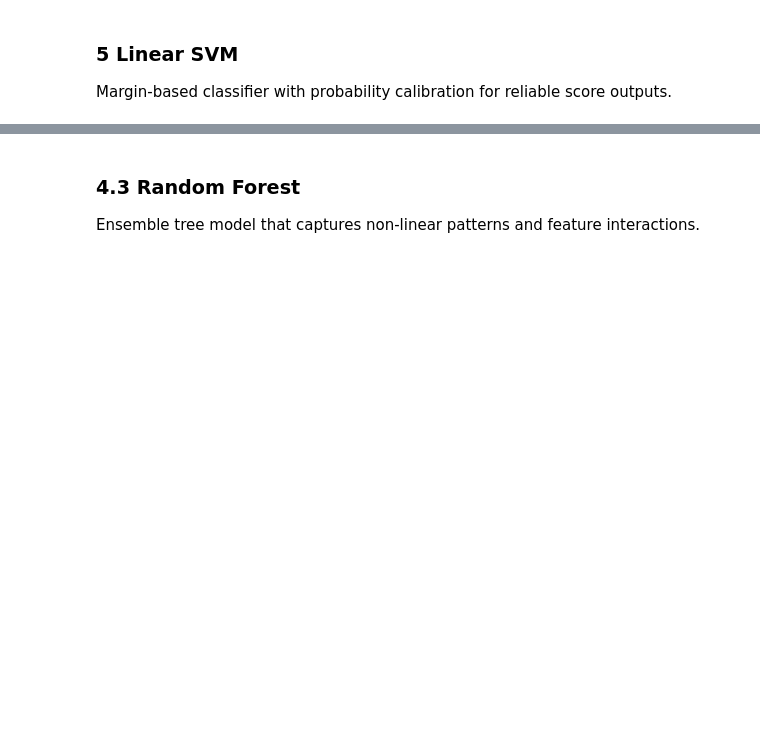
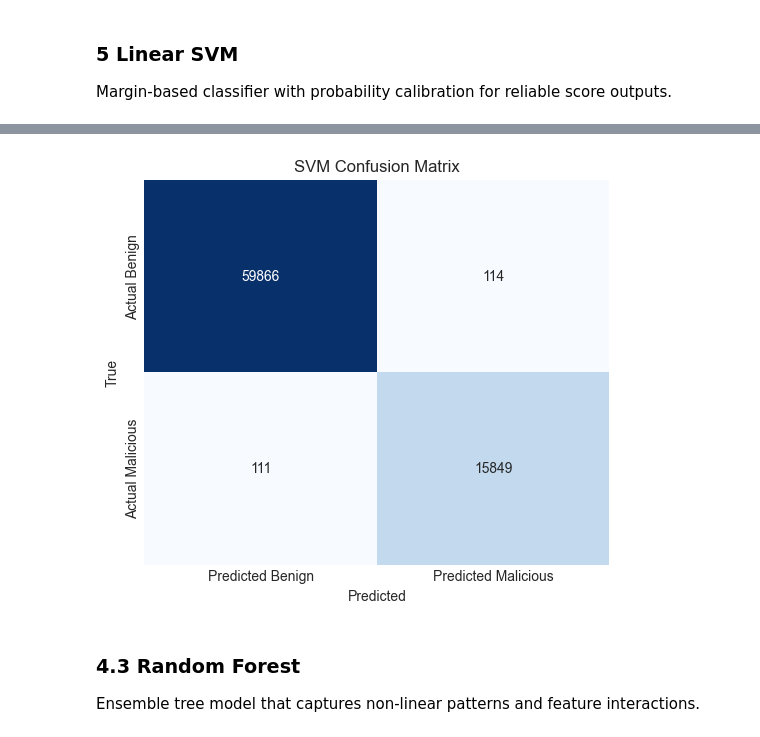
Before and after one commit to apuya/Course-Project-Malicious-URL-Detection, a Jupyter notebook: Detecting Malicious URLs with Lexical Features.ipynb, the cells around one changed output, grey strips where cells are left out. Saved outputs shown, nothing was run; the diff lists cells and outputs as text; code cells hidden in the pictures; blank space fills up the shorter version.

```diff
--- a/Detecting Malicious URLs with Lexical Features.ipynb
+++ b/Detecting Malicious URLs with Lexical Features.ipynb
@@ -1195,3 +1192,18 @@ weighted avg       1.00      1.00      1.00     58085
+# %%
+y_pred_test = svm_best.predict(X_test2)
+y_score_test = svm_best.decision_function(X_test2)
+
+confusion_matrix_svm = confusion_matrix(y_test, y_pred_test)
+plt.figure(figsize=(6, 5))
+sns.heatmap(confusion_matrix_svm, annot=True, fmt='d', cmap='Blues', cbar=False,
+            xticklabels=['Predicted Benign', 'Predicted Malicious'],
+            yticklabels=['Actual Benign', 'Actual Malicious'])
+plt.title('SVM Confusion Matrix')
+plt.ylabel('True')
+plt.xlabel('Predicted')
+plt.show()
+# %% [output]
+[figure, added]
 # %% [markdown]
 ### 4.3 Random Forest
 Ensemble tree model that captures non-linear patterns and feature interactions.
```
Also changed, not shown: parts of 16 cells of this notebook.
